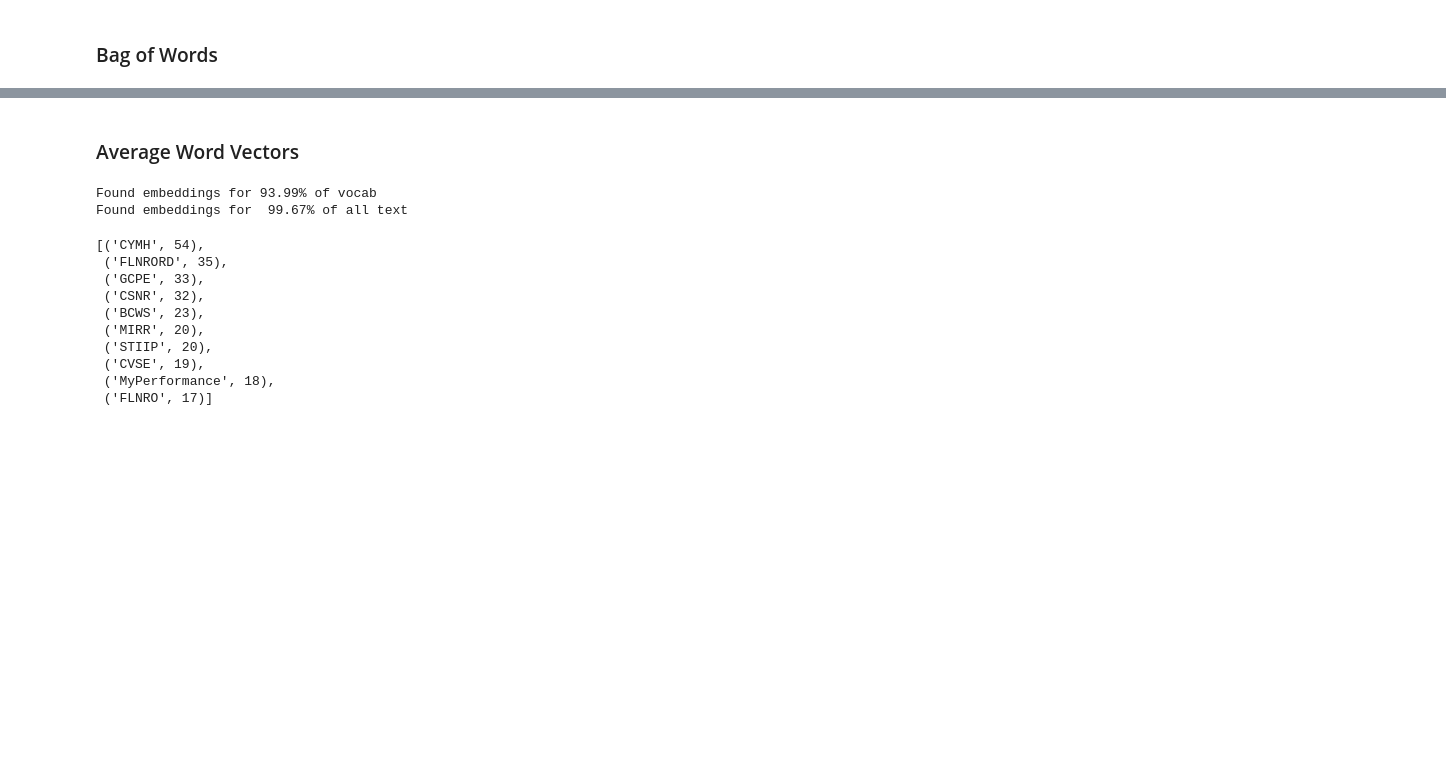
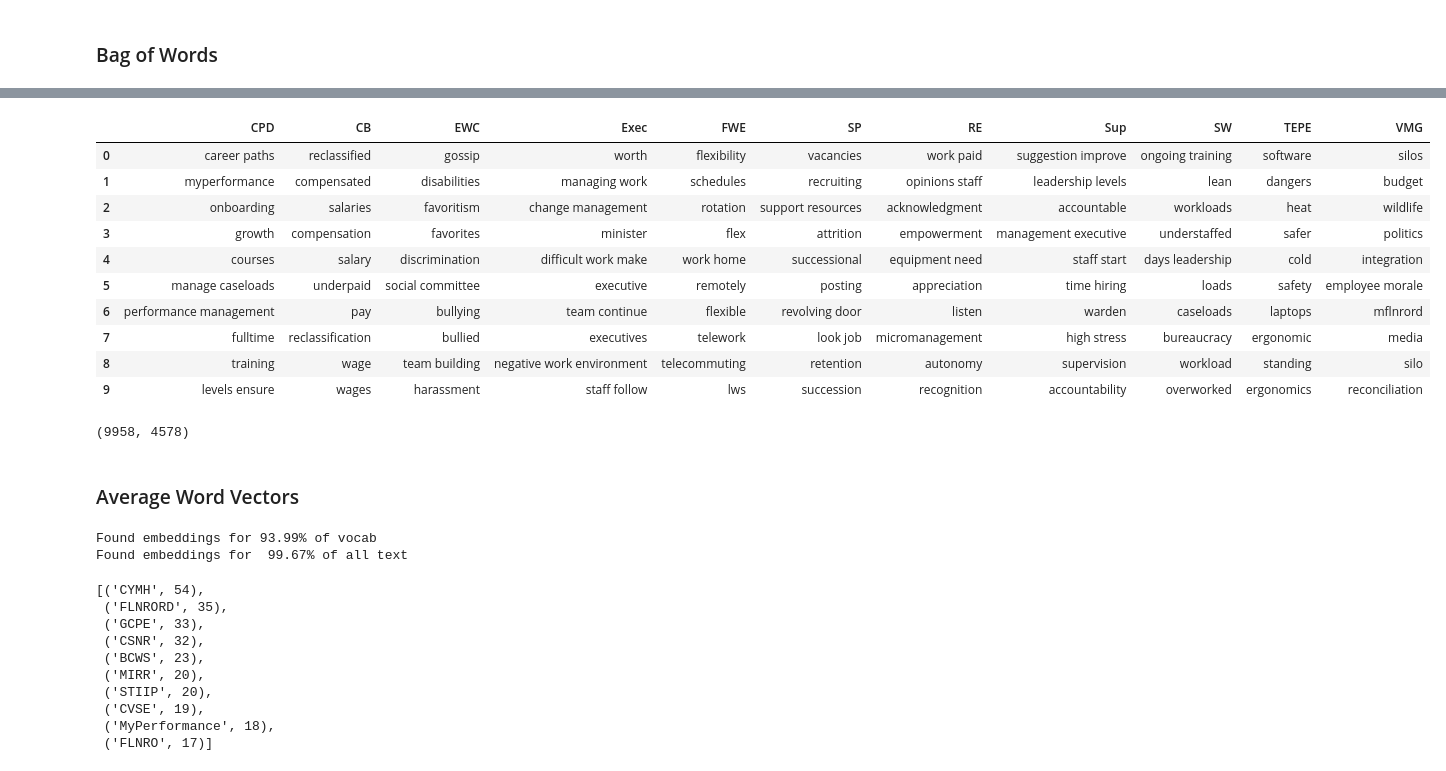
Before and after one commit to Jamienie/mds_capstone_bcstats, a Jupyter notebook: notebooks/02_aq_classification_experiments.ipynb, the cells around one changed output, grey strips where cells are left out. Drawn from its saved outputs; the diff is of its cells as text; code cells hidden in the pictures; blank space fills up the shorter version.

Commit message:
Added more classification experiments and feature engineering

```diff
--- a/notebooks/02_aq_classification_experiments.ipynb
+++ b/notebooks/02_aq_classification_experiments.ipynb
@@ -79,0 +92,15 @@ X_valid_bow = vectorizer.transform(X_valid)
+# %%
+# Identify Words with non zero log reg coefs
+# Note: Need to run Classifier 5 in the Classification Model Section
+for i in range(11):
+    coefs = clf5.classifiers_[i].coef_
+    bow_features = np.array(vectorizer.get_feature_names())
+
+    a = pd.DataFrame({'classify_theme': labels[i],
+                      'word_features':bow_features[np.flatnonzero(coefs)],
+                      'lr_coefs':coefs[np.nonzero(coefs)]})
+
+    if i == 0:
+        df_important_words = a
+    else:
+        df_important_words = df_important_words.append(a)
@@ -79,0 +123,13 @@ X_valid_bow = vectorizer.transform(X_valid)
+# %%
+# Highlight 10 words per class with the most negative lr coef.
+df_words = df_important_words.sort_values(by = "lr_coefs") \
+                  .groupby("classify_theme") \
+                  .head(n = 10)
+
+top_neg_words = {}
+for i in range(11):
+    top_neg_words[themes[i]] = df_words[df_words.classify_theme == themes[i]] \
+                                   .word_features \
+                                   .tolist()
+
+pd.DataFrame(top_neg_words)
@@ -79,0 +148,25 @@ X_valid_bow = vectorizer.transform(X_valid)
+# %%
+# Highlight 10 words per class with the most positive lr coef.
+df_words = df_important_words.sort_values(by = "lr_coefs") \
+                  .groupby("classify_theme") \
+                  .tail(n = 10)
+
+top_pos_words = {}
+for i in range(11):
+    top_pos_words[themes[i]] = df_words[df_words.classify_theme == themes[i]] \
+                               .word_features \
+                               .tolist()
+
+pd.DataFrame(top_pos_words)
+# %% [output]
+|  | CPD | CB | EWC | Exec | FWE | SP | RE | Sup | SW | TEPE | VMG |
+| 0 | career paths | reclassified | gossip | worth | flexibility | vacancies | work paid | suggestion improve | ongoing training | software | silos |
+| 1 | myperformance | compensated | disabilities | managing work | schedules | recruiting | opinions staff | leadership levels | lean | dangers | budget |
+| 2 | onboarding | salaries | favoritism | change management | rotation | support resources | acknowledgment | accountable | workloads | heat | wildlife |
+| 3 | growth | compensation | favorites | minister | flex | attrition | empowerment | management executive | understaffed | safer | politics |
+| 4 | courses | salary | discrimination | difficult work make | work home | successional | equipment need | staff start | days leadership | cold | integration |
+| 5 | manage caseloads | underpaid | social committee | executive | remotely | posting | appreciation | time hiring | loads | safety | employee morale |
+| 6 | performance management | pay | bullying | team continue | flexible | revolving door | listen | warden | caseloads | laptops | mflnrord |
+| 7 | fulltime | reclassification | bullied | executives | telework | look job | micromanagement | high stress | bureaucracy | ergonomic | media |
+| 8 | training | wage | team building | negative work environment | telecommuting | retention | autonomy | supervision | workload | standing | silo |
+| 9 | levels ensure | wages | harassment | staff follow | lws | succession | recognition | accountability | overworked | ergonomics | reconciliation |
@@ -80,3 +181,7 @@ X_valid_bow = vectorizer.transform(X_valid)
+# %%
+X_train_bow2.shape
+# %% [output]
+(9958, 4578)
 # %% [markdown]
 ### Average Word Vectors
 # %%
```
Also changed, not shown: parts of 36 cells of this notebook.
